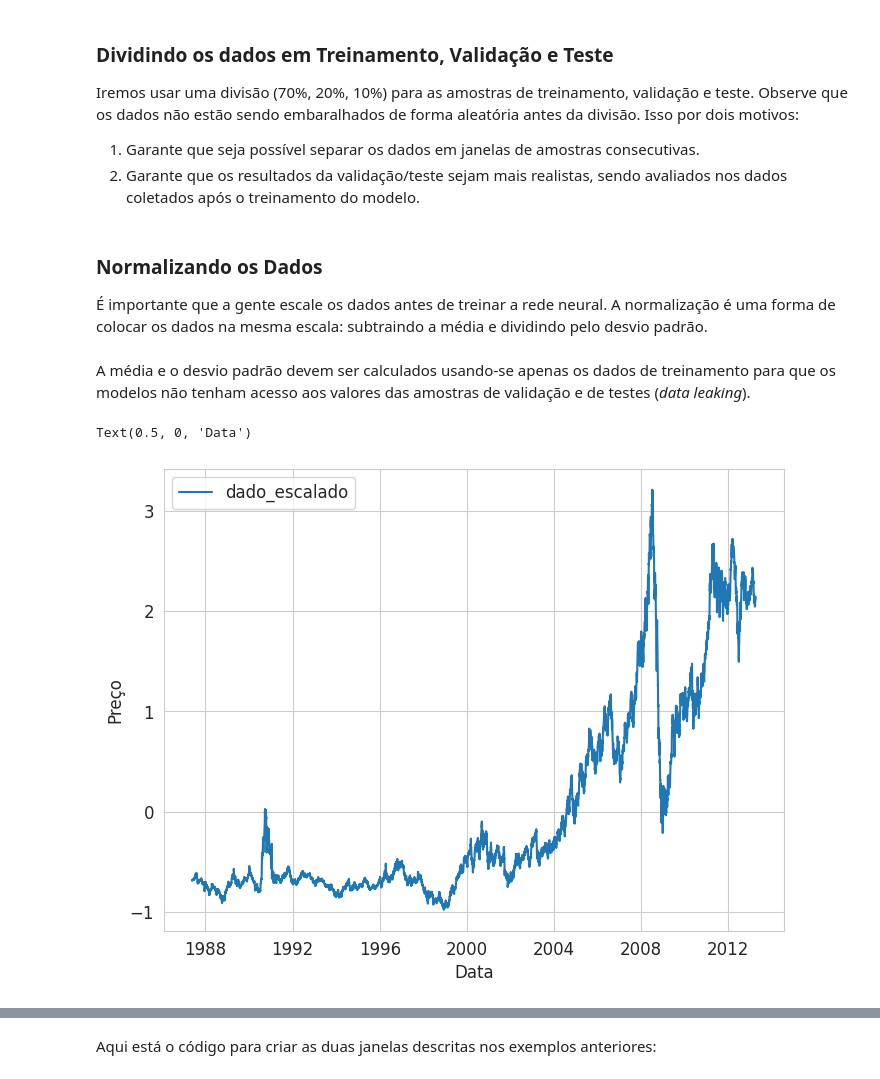
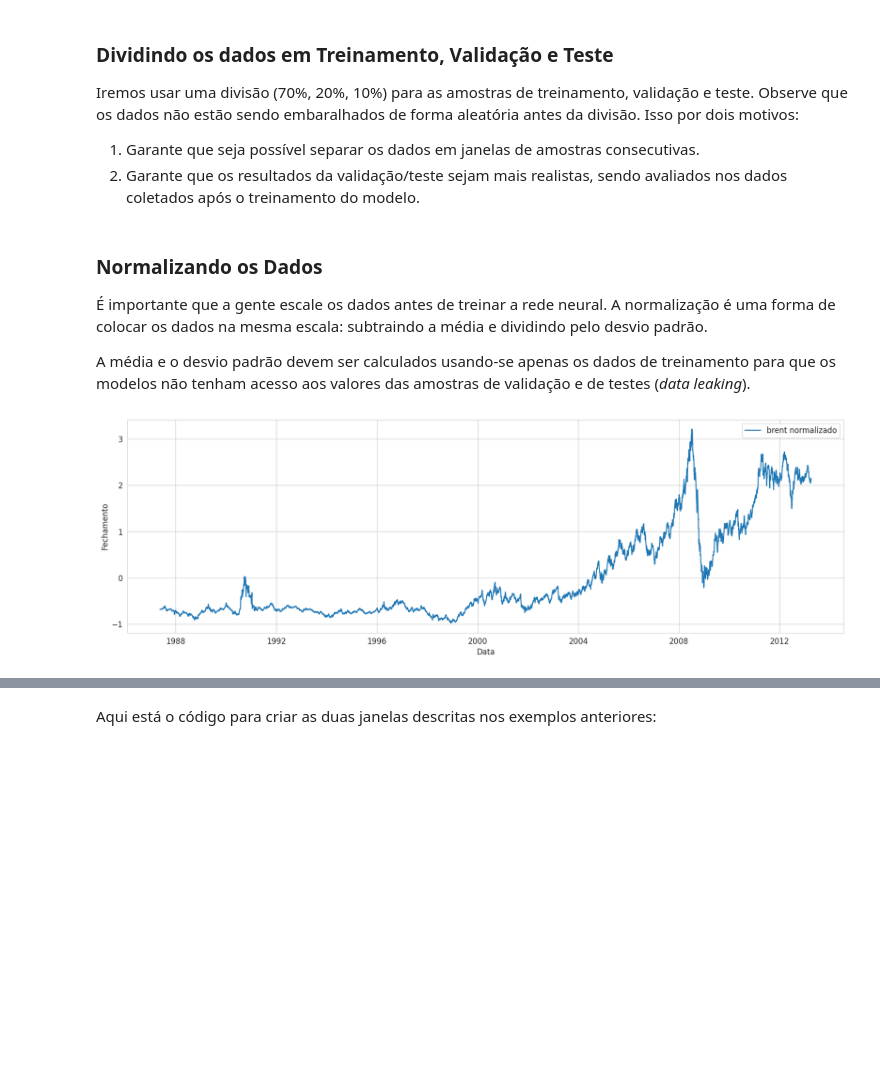
Before and after one commit to fredgcosta/tech-challenge-fase-4, a Jupyter notebook: brent_prices_forecast_v3.ipynb, the cells around one changed output, grey strips where cells are left out. Saved outputs shown, nothing was run; the diff lists cells and outputs as text; code cells hidden in the pictures; blank space fills up the shorter version.

Commit message:
análise + modelo + streamlit

```diff
--- a/brent_prices_forecast_v3.ipynb
+++ b/brent_prices_forecast_v3.ipynb
@@ -26,7 +45,7 @@ os.environ['TF_CPP_MIN_LOG_LEVEL'] = '3'
 tf.get_logger().setLevel('ERROR')
 
 %matplotlib inline
-mpl.rcParams['figure.figsize'] = (8, 6)
+mpl.rcParams['figure.figsize'] = (20, 6)
 mpl.rcParams['axes.grid'] = False
 mpl.rcParams['font.size'] = 12
 # %%
@@ -39,6 +58,7 @@ Utilizamos a biblioteca yfinance para facilitar o download dos dados do site Yah
 # %%
 brent = pd.read_csv('Europe_Brent_Spot_Price_FOB.csv', parse_dates=True, index_col=0)
 brent = brent.sort_values(by='Date', ascending=True)
+brent['Log Returns'] = np.log(brent['Close']/brent['Close'].shift(1)).dropna()
 brent.info()
 # %% [output]
 <class 'pandas.core.frame.DataFrame'>
@@ -113,0 +144,9 @@ ax = ax
+# %%
+sns.set_palette('tab10')
+sns.set_style('whitegrid')
+ax = sns.boxplot(x=brent.index.year, hue=brent.index.year, y=brent['Close'], palette='Spectral', legend=False)
+ax.set_title('Variação anual do petróleo Brent de 1987 a 2024', loc='left', fontsize=18)
+ax.set_xlabel('Data', fontsize=14)
+ax.set_ylabel('Cotação', fontsize=14)
+ax.tick_params(axis='x', labelrotation=30)
+ax = ax
@@ -117,3 +172,6 @@ ax = ax
 df = brent.copy(deep=True)
 dti = df.index
 # df['Timestamp'] = dti.map(pd.Timestamp.timestamp)
+df = df.drop(columns=['Log Returns']) # Removendo colunas desnecessárias
+# df = df.loc['2020-01-02':]
+df.info()
@@ -135,8 +203,8 @@ num_features = df.shape[1]
 # %% [markdown]
 ### Normalizando os Dados
 É importante que a gente escale os dados antes de treinar a rede neural. A normalização é uma forma de colocar os dados na mesma escala: subtraindo a média e dividindo pelo desvio padrão.
+
+A média e o desvio padrão devem ser calculados usando-se apenas os dados de treinamento para que os modelos não tenham acesso aos valores das amostras de validação e de testes (*data leaking*).
-# %% [markdown]
-A média e o desvio padrão devem ser calculados usando-se apenas os dados de treinamento para que os modelos não tenham acesso aos valores das amostras de validação e de testes (*data leaking*).
 # %%
 train_mean = train_df.mean()
 train_std = train_df.std()
@@ -147,10 +219,9 @@ test_df = (test_df - train_mean) / train_std
 # %%
-sns.lineplot(x='Date',y='Close', data=train_df, label='dado_escalado')
-plt.ylabel('Preço')
-plt.xlabel('Data')
+sns.lineplot(x='Date',y='Close', data=train_df, label='brent normalizado')
+plt.ylabel('Fechamento')
+_ = plt.xlabel('Data')
 # %% [output]
-Text(0.5, 0, 'Data')
-[figure, old version]
+[figure, new version]
 # %%
 sns.lineplot(x='Date',y='Close', data=train_df, label='treino')
 sns.lineplot(x='Date',y='Close', data=val_df, label='validação')
```
Also changed, not shown: parts of 142 cells of this notebook, 14 other files.
